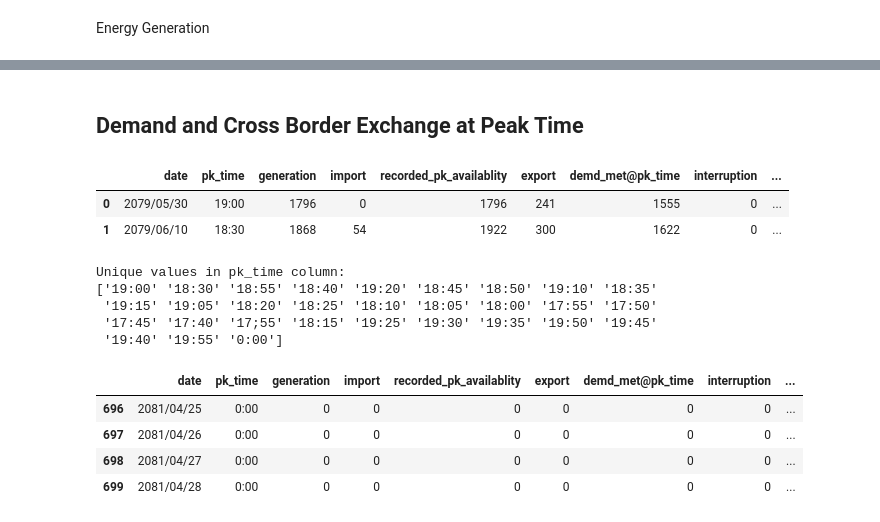
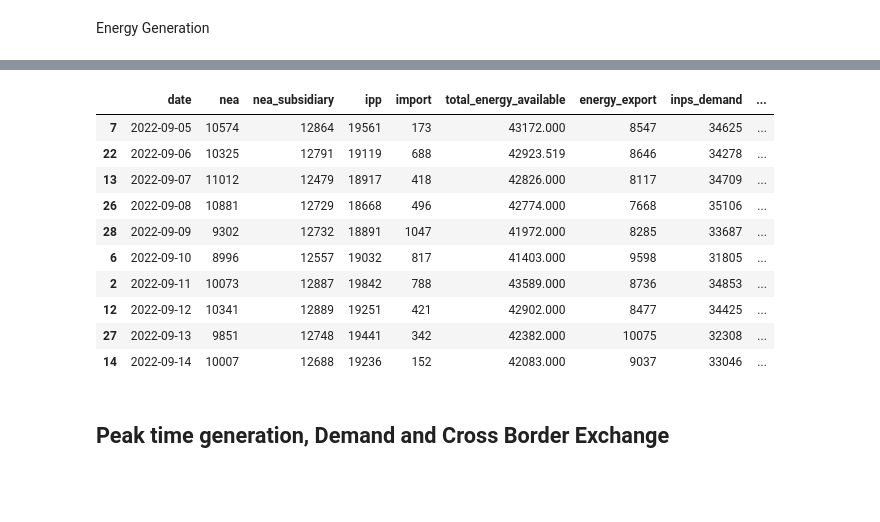
Before and after one commit to AkshyaKC/NEA-Load-Demand-Forecasting, a Jupyter notebook: data_analysis/notebook.ipynb, the cells around one changed output, grey strips where cells are left out. Drawn from its saved outputs; the diff is of its cells as text; code cells hidden in the pictures; blank space fills up the shorter version.

```diff
--- a/data_analysis/notebook.ipynb
+++ b/data_analysis/notebook.ipynb
@@ -91,27 +106,16 @@ plt.show()
+# %%
+df_1.head(10)
+# %% [output]
+|  | date | nea | nea_subsidiary | ipp | import | total_energy_available | energy_export | inps_demand | ... |
+| 7 | 2022-09-05 | 10574 | 12864 | 19561 | 173 | 43172.000 | 8547 | 34625 | ... |
+| 22 | 2022-09-06 | 10325 | 12791 | 19119 | 688 | 42923.519 | 8646 | 34278 | ... |
+| 13 | 2022-09-07 | 11012 | 12479 | 18917 | 418 | 42826.000 | 8117 | 34709 | ... |
+| 26 | 2022-09-08 | 10881 | 12729 | 18668 | 496 | 42774.000 | 7668 | 35106 | ... |
+| 28 | 2022-09-09 | 9302 | 12732 | 18891 | 1047 | 41972.000 | 8285 | 33687 | ... |
+| 6 | 2022-09-10 | 8996 | 12557 | 19032 | 817 | 41403.000 | 9598 | 31805 | ... |
+| 2 | 2022-09-11 | 10073 | 12887 | 19842 | 788 | 43589.000 | 8736 | 34853 | ... |
+| 12 | 2022-09-12 | 10341 | 12889 | 19251 | 421 | 42902.000 | 8477 | 34425 | ... |
+| 27 | 2022-09-13 | 9851 | 12748 | 19441 | 342 | 42382.000 | 10075 | 32308 | ... |
+| 14 | 2022-09-14 | 10007 | 12688 | 19236 | 152 | 42083.000 | 9037 | 33046 | ... |
 # %% [markdown]
-## Demand and Cross Border Exchange at Peak Time
+## Peak time generation, Demand and Cross Border Exchange
-# %%
-df_2 = pd.read_csv('../csv_files/demand_cb_exchange@peak_time.csv')
-df_2.head(2)
-# %% [output]
-|  | date | pk_time | generation | import | recorded_pk_availablity | export | demd_met@pk_time | interruption | ... |
-| 0 | 2079/05/30 | 19:00 | 1796 | 0 | 1796 | 241 | 1555 | 0 | ... |
-| 1 | 2079/06/10 | 18:30 | 1868 | 54 | 1922 | 300 | 1622 | 0 | ... |
-# %%
-# Check unique values in pk_time column
-print("Unique values in pk_time column:")
-print(df_2['pk_time'].unique())
-# %% [output]
-Unique values in pk_time column:
-['19:00' '18:30' '18:55' '18:40' '19:20' '18:45' '18:50' '19:10' '18:35'
- '19:15' '19:05' '18:20' '18:25' '18:10' '18:05' '18:00' '17:55' '17:50'
- '17:45' '17:40' '17;55' '18:15' '19:25' '19:30' '19:35' '19:50' '19:45'
- '19:40' '19:55' '0:00']
-# %%
-df_2[df_2['pk_time'] == '0:00']
-# %% [output]
-|  | date | pk_time | generation | import | recorded_pk_availablity | export | demd_met@pk_time | interruption | ... |
-| 696 | 2081/04/25 | 0:00 | 0 | 0 | 0 | 0 | 0 | 0 | ... |
-| 697 | 2081/04/26 | 0:00 | 0 | 0 | 0 | 0 | 0 | 0 | ... |
-| 698 | 2081/04/27 | 0:00 | 0 | 0 | 0 | 0 | 0 | 0 | ... |
-| 699 | 2081/04/28 | 0:00 | 0 | 0 | 0 | 0 | 0 | 0 | ... |
```
Also changed, not shown: parts of 12 cells of this notebook, 5 other files.
